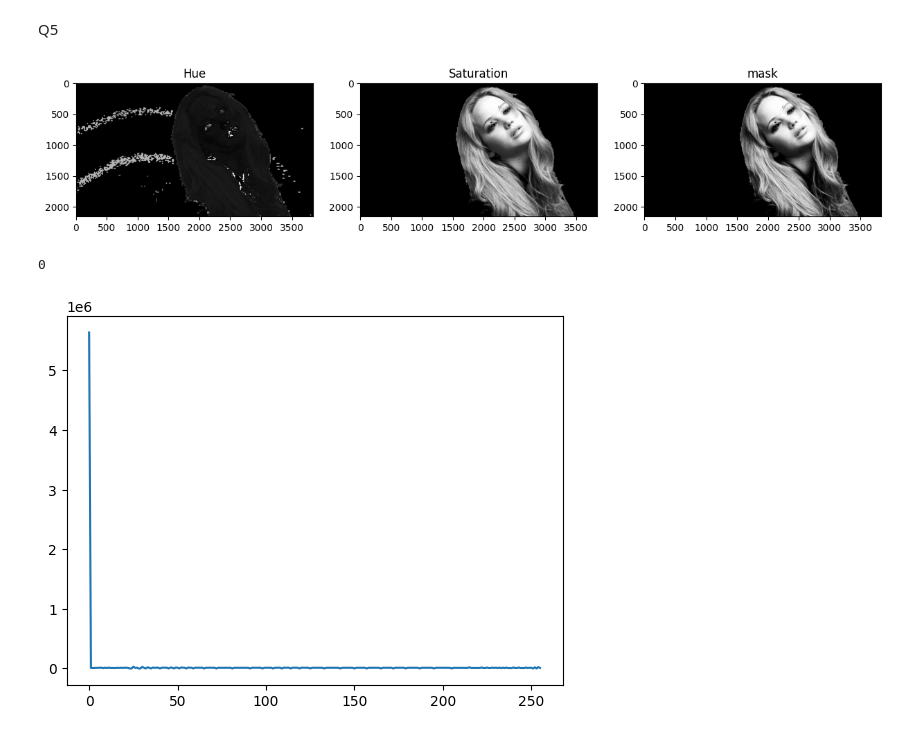
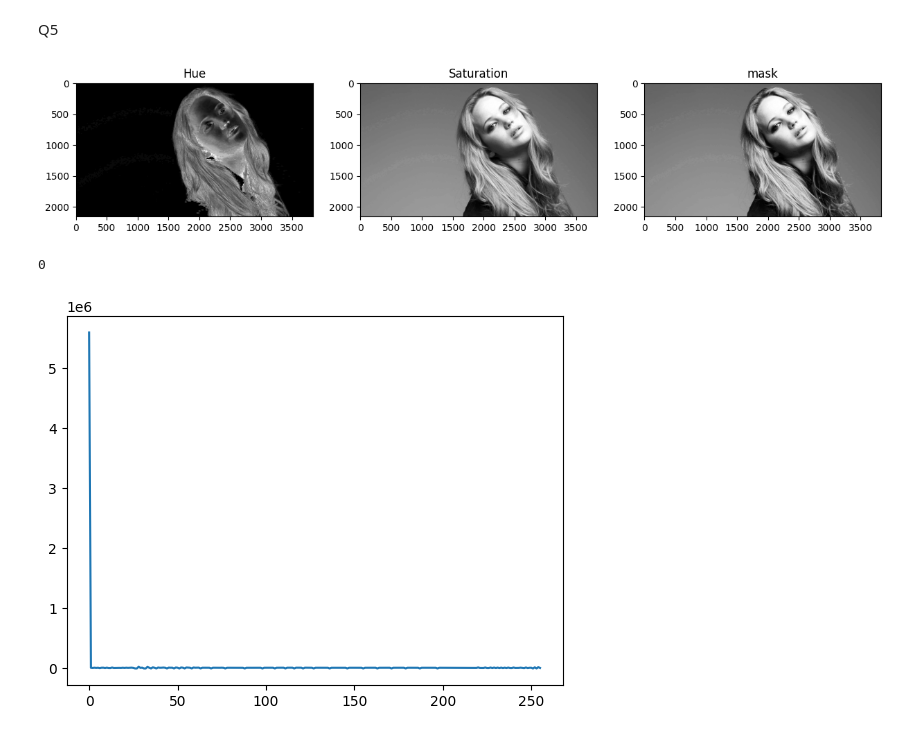
Before and after one commit to SathyaYapa/ImgProAssingment1, a Jupyter notebook: JupyterTester.ipynb, the cells around one changed output. Saved outputs shown, nothing was run; the diff lists cells and outputs as text; code cells hidden in the pictures.

```diff
--- a/JupyterTester.ipynb
+++ b/JupyterTester.ipynb
@@ -138,40 +138,43 @@ Q5
 import cv2 as cv
 import matplotlib.pyplot as plt
 import numpy as np
 
 im= cv.imread(r"D:\Saves\Python\ImgProAssingment1\images\jeniffer.jpg", cv.IMREAD_COLOR)
 assert im is not None
 
 im_hsv = cv.cvtColor(im, cv.COLOR_BGR2HSV)
 h, s, v = cv.split(im_hsv)
 
-
 lower = np.array([15])
-upper = np.array([230])
+upper = np.array([255])
 mask = cv.inRange(s, lower, upper)
 foreground = cv.bitwise_and(v, v, mask=mask)
 hist_foreground= cv.calcHist([foreground],[0], None, [256], [0,256])
 cdf2= hist_foreground.cumsum()
 equalized_foreground= cv.equalizeHist(foreground)
 hist_eq2= cv.calcHist([equalized_foreground],[0], None, [256], [0,256])
 
+#background
+lower1 = np.array([0])
+upper1= np.array([15])
+mask1 = cv.inRange(s, lower1, upper1)
+background = cv.bitwise_and(v, v, mask=mask1)
 
+final=cv.add(equalized_foreground, background)
 
 fig, ax = plt.subplots(1,3, figsize=(15,20))
-ax[0].imshow(h, cmap='gray')
+ax[0].imshow(s, cmap='gray')
 ax[0].set_title('Hue')
-ax[1].imshow(foreground ,cmap='gray')
+ax[1].imshow(v, cmap='gray')
 ax[1].set_title('Saturation')
-ax[2].imshow(equalized_foreground, cmap='gray')
+ax[2].imshow(final, cmap='gray')
 ax[2].set_title('mask')
 plt.show()
 
 plt.plot(hist_eq2)
 
-
-
 print(s[1900,1500])
 # %% [output]
-[figure, old version]
+[figure, new version]
 0
 [figure]
```
Also changed, not shown: 1 other file.
